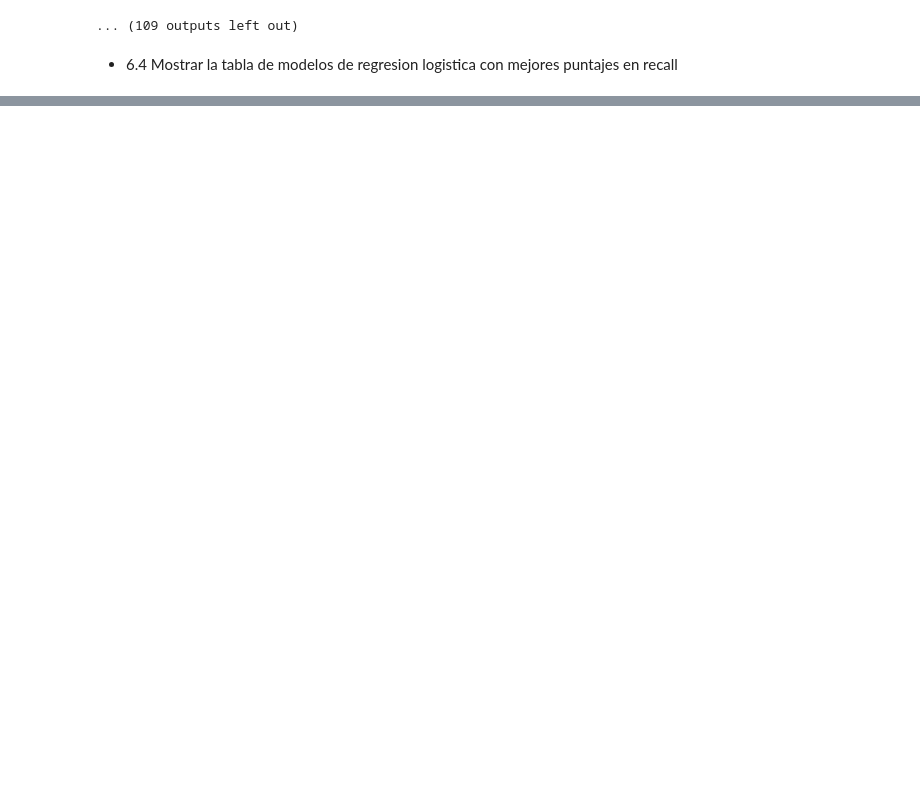
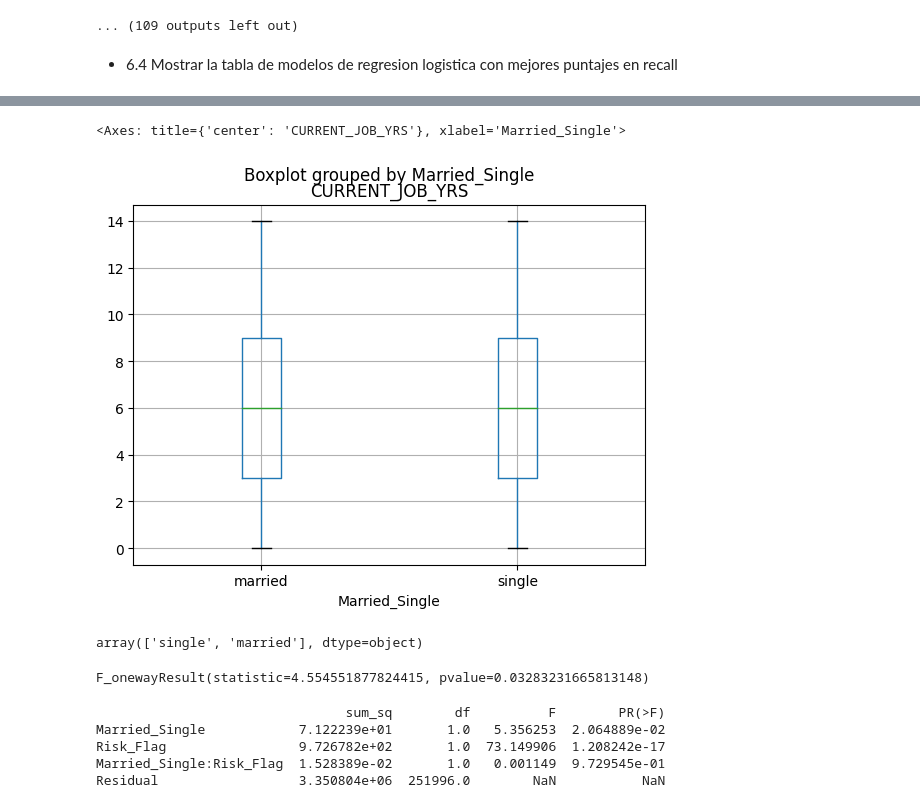
Before and after one commit to JIsraP/Actividad7_RegresionLogistica, a Jupyter notebook: Act7_RegresionLogistica.ipynb, the cells around one changed output, grey strips where cells are left out. Saved outputs shown, nothing was run; the diff lists cells and outputs as text; code cells hidden in the pictures; blank space fills up the shorter version.

Commit message:
Anova

```diff
--- a/Act7_RegresionLogistica.ipynb
+++ b/Act7_RegresionLogistica.ipynb
@@ -824,0 +815,4 @@ Precision:    Recall:    F1 Score:    Support:
+# %%
+df = pd.read_csv('./Recursos/TrainingDataComplete.csv', index_col=0)
+df.rename(columns={"Married/Single": "Married_Single"}, inplace=True)
+display(df)
@@ -824,0 +834,10 @@ Precision:    Recall:    F1 Score:    Support:
+# %%
+df.boxplot("CURRENT_JOB_YRS", by= "Married_Single")
+# %% [output]
+<Axes: title={'center': 'CURRENT_JOB_YRS'}, xlabel='Married_Single'>
+[figure, added]
+# %%
+grupos=pd.unique(df['Married_Single'].values)
+grupos
+# %% [output]
+array(['single', 'married'], dtype=object)
@@ -824,0 +847,19 @@ Precision:    Recall:    F1 Score:    Support:
+# %%
+#p-value < 0.05, se rechaza la hipótesis de que todas las medias son iguales
+#p-value < 0.05, implica que la variable categórica influye en la variable cuantitativa
+anova= stats.f_oneway(Fare_1, Fare_2)
+anova
+# %% [output]
+F_onewayResult(statistic=4.554551877824415, pvalue=0.03283231665813148)
+# %%
+#p-value < 0.05, se rechaza la hipótesis de que todas las medias son iguales
+# Se puede generar un analisis MANOVA (Múltiples variables categóricas)
+mod= ols('CURRENT_JOB_YRS ~ Married_Single + Risk_Flag + Married_Single:Risk_Flag', data=df).fit()
+anova_table=sm.stats.anova_lm(mod, typ=2)
+print (anova_table)
+# %% [output]
+                                sum_sq        df          F        PR(>F)
+Married_Single            7.122239e+01       1.0   5.356253  2.064889e-02
+Risk_Flag                 9.726782e+02       1.0  73.149906  1.208242e-17
+Married_Single:Risk_Flag  1.528389e-02       1.0   0.001149  9.729545e-01
+Residual                  3.350804e+06  251996.0        NaN           NaN
```
Also changed, not shown: parts of 7 cells of this notebook.
